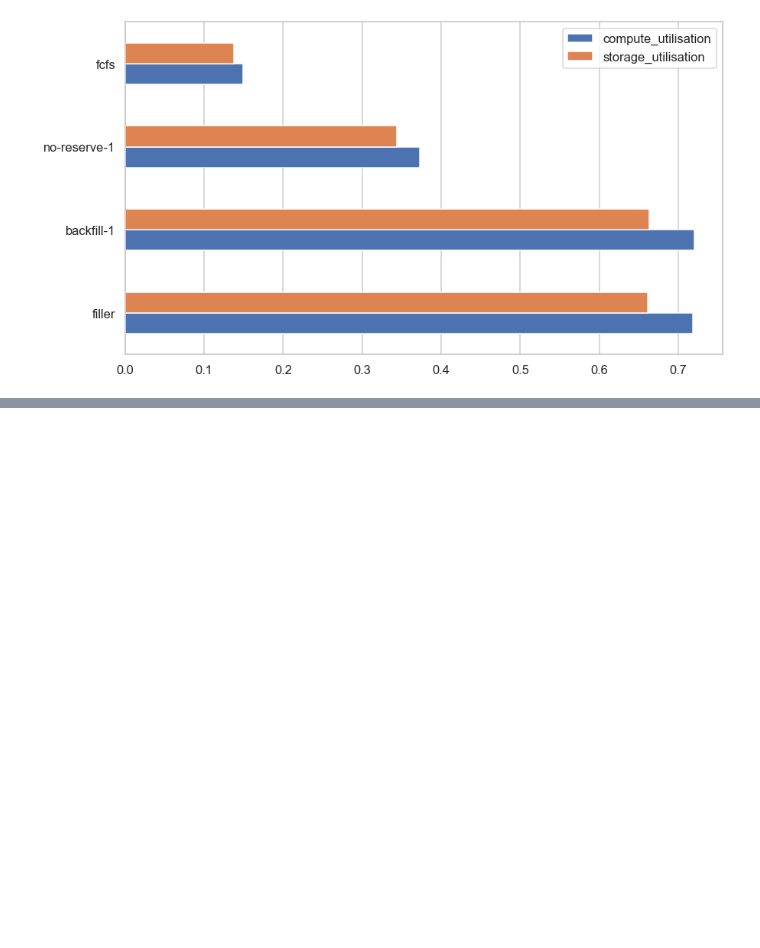
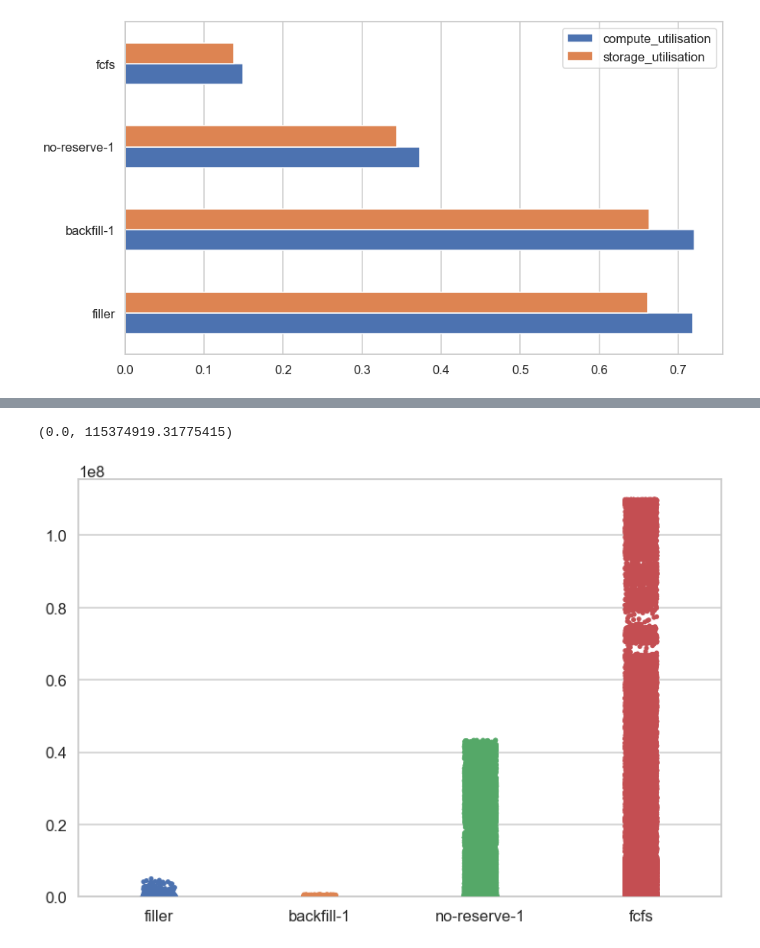
Before and after one commit to jankopanski/Burst-Buffer-Scheduling, a Jupyter notebook: analysis/IOSingleWorkloadComparison.ipynb, the cells around one changed output, grey strips where cells are left out. Cells and saved outputs as stored; diff of their text form; code cells hidden in the pictures; blank space fills up the shorter version.

```diff
--- a/analysis/IOSingleWorkloadComparison.ipynb
+++ b/analysis/IOSingleWorkloadComparison.ipynb
@@ -345,0 +187,3 @@ slowdown.drop(['fcfs', 'nores-backfill-1'], axis=1).boxplot(showfliers=True, fig
+# %%
+turnaround_times = create_metric_df('turnaround_time')
+turnaround_times.describe()
@@ -345,0 +200,8 @@ slowdown.drop(['fcfs', 'nores-backfill-1'], axis=1).boxplot(showfliers=True, fig
+# %%
+# Scatterplot, outliers
+fig, ax = plt.subplots(figsize=(12,8))
+sns.stripplot(data=turnaround_times, ax=ax)
+ax.set_ylim(0)
+# %% [output]
+(0.0, 115374919.31775415)
+[figure, added]
```
Also changed, not shown: parts of 37 cells of this notebook.
